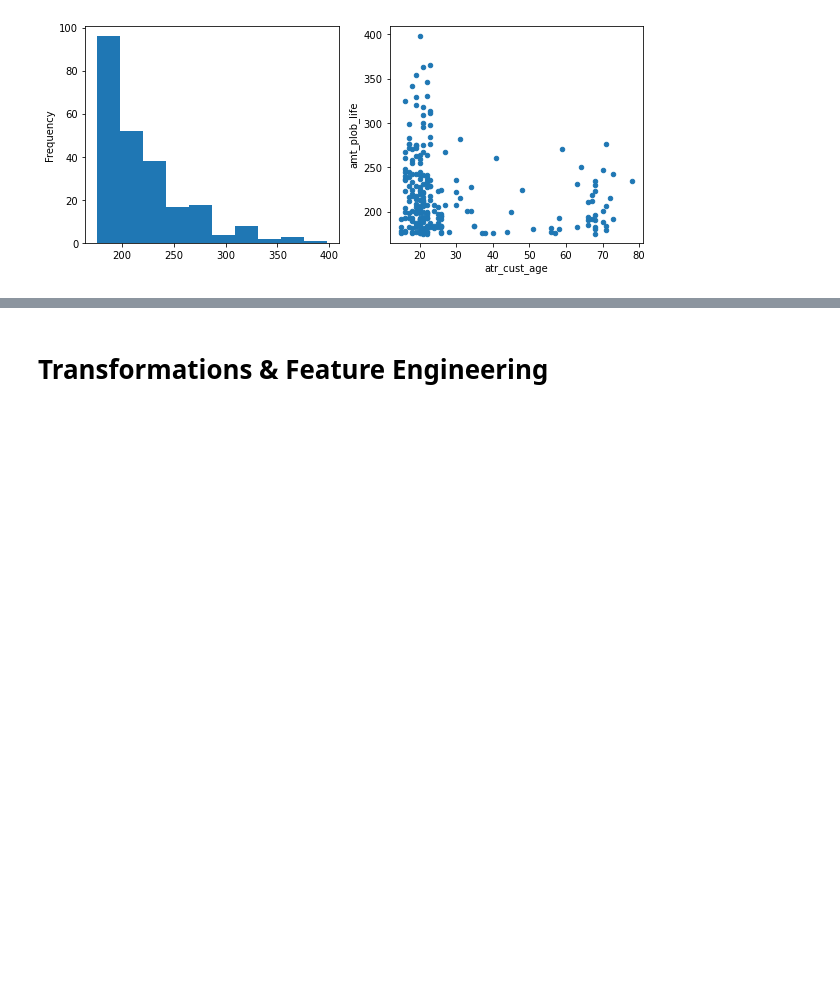
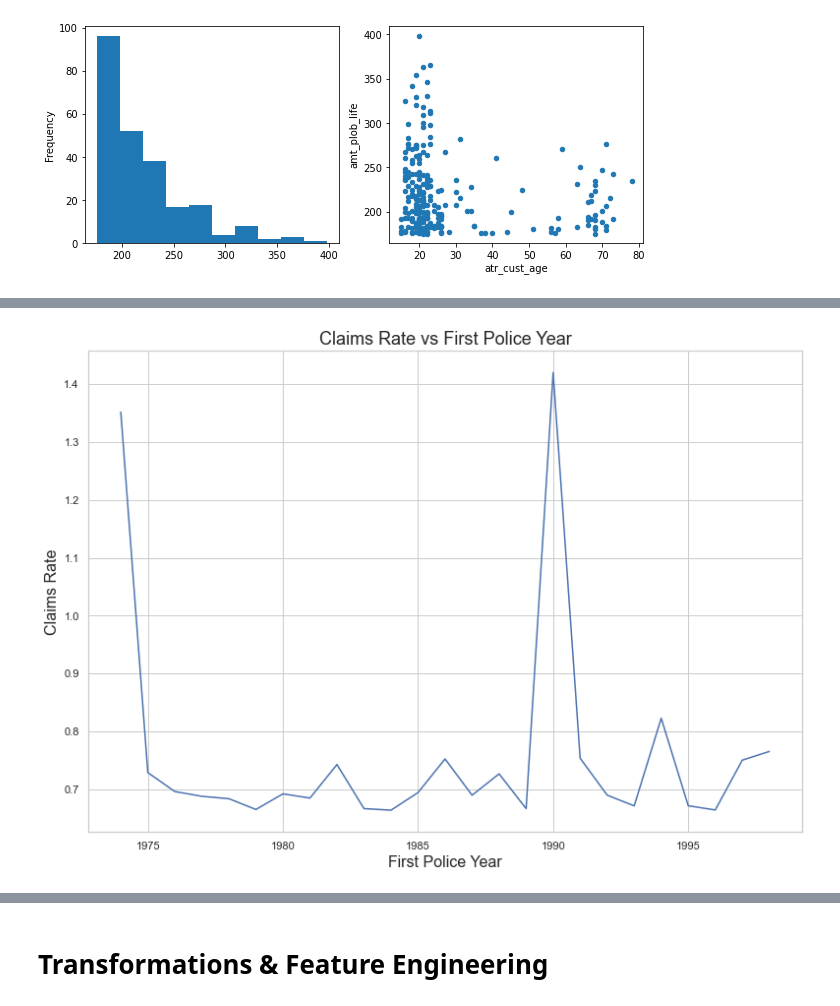
Before and after one commit to Portugapt/Closer-Challenge, a Jupyter notebook: notebook/EDA.ipynb, the cells around one changed output, grey strips where cells are left out. Drawn from its saved outputs; the diff is of its cells as text; code cells hidden in the pictures; blank space fills up the shorter version.

```diff
--- a/notebook/EDA.ipynb
+++ b/notebook/EDA.ipynb
@@ -561,0 +554,8 @@ dfInsurance.shape
+# %%
+plt.figure(figsize=(13, 9));
+sns.lineplot(x='dt_fpy', y='rt_cr', data=dfInsurance, ci=None);
+plt.xlabel('First Police Year', fontsize=16);
+plt.ylabel('Claims Rate', fontsize=16);
+plt.title('Claims Rate vs First Police Year', fontsize= 18);
+# %% [output]
+[figure, added]
```
Also changed, not shown: parts of 23 cells of this notebook.
